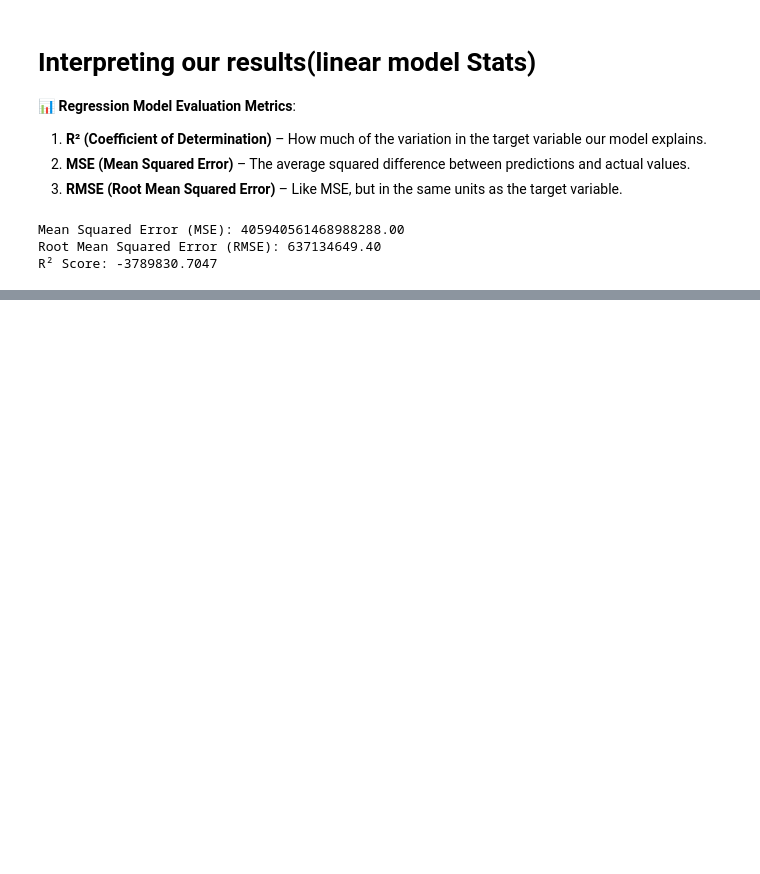
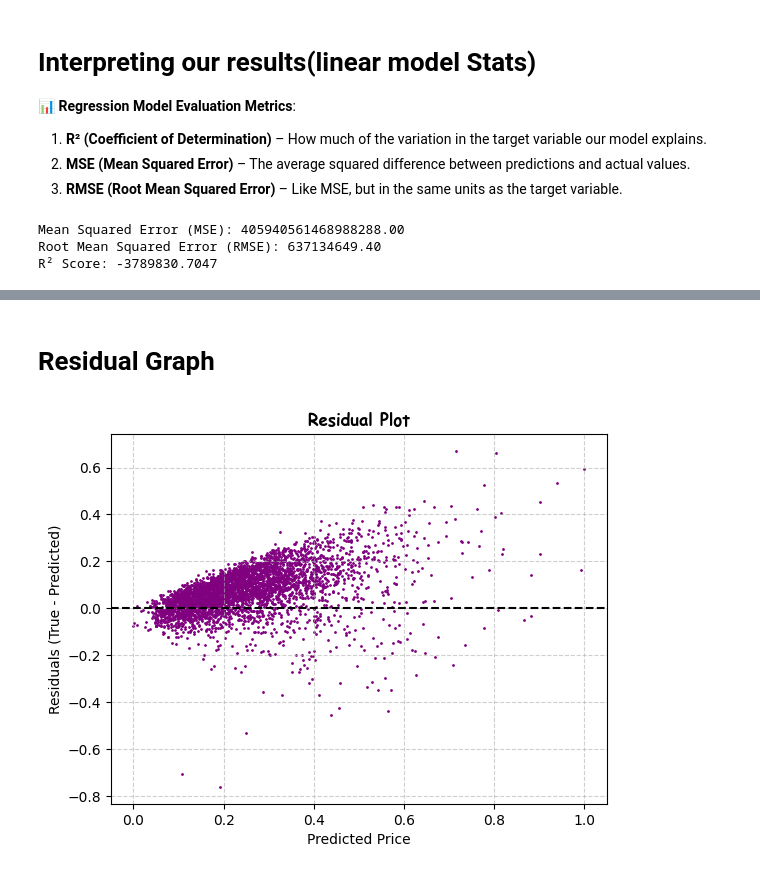
Before and after one commit to kingddd04/Ai_Learning, a Jupyter notebook: AI-Notebooks/8_Linear_Regression.ipynb, the cells around one changed output, grey strips where cells are left out. Cells and saved outputs as stored; diff of their text form; code cells hidden in the pictures; blank space fills up the shorter version.

```diff
--- a/AI-Notebooks/8_Linear_Regression.ipynb
+++ b/AI-Notebooks/8_Linear_Regression.ipynb
@@ -151,0 +173,14 @@ Highly correlated predictors make coefficients unstable and hard to interpret, i
+# %% [markdown]
+# Residual Graph
+# %%
+residuals =  guesses_scaled_matrix[:, 1] -  guesses_scaled_matrix[:, 2]
+
+plt.scatter( guesses_scaled_matrix[:, 1], residuals, s=1, color="purple")
+plt.axhline(y=0, color='black', linestyle='--')  # reference line at zero
+plt.title("Residual Plot", fontweight="bold", fontname="Comic Sans MS")
+plt.xlabel("Predicted Price")
+plt.ylabel("Residuals (True - Predicted)")
+plt.grid(True, linestyle='--', alpha=0.6)
+plt.show()
+# %% [output]
+[figure, added]
```
Also changed, not shown: parts of 2 cells of this notebook.
